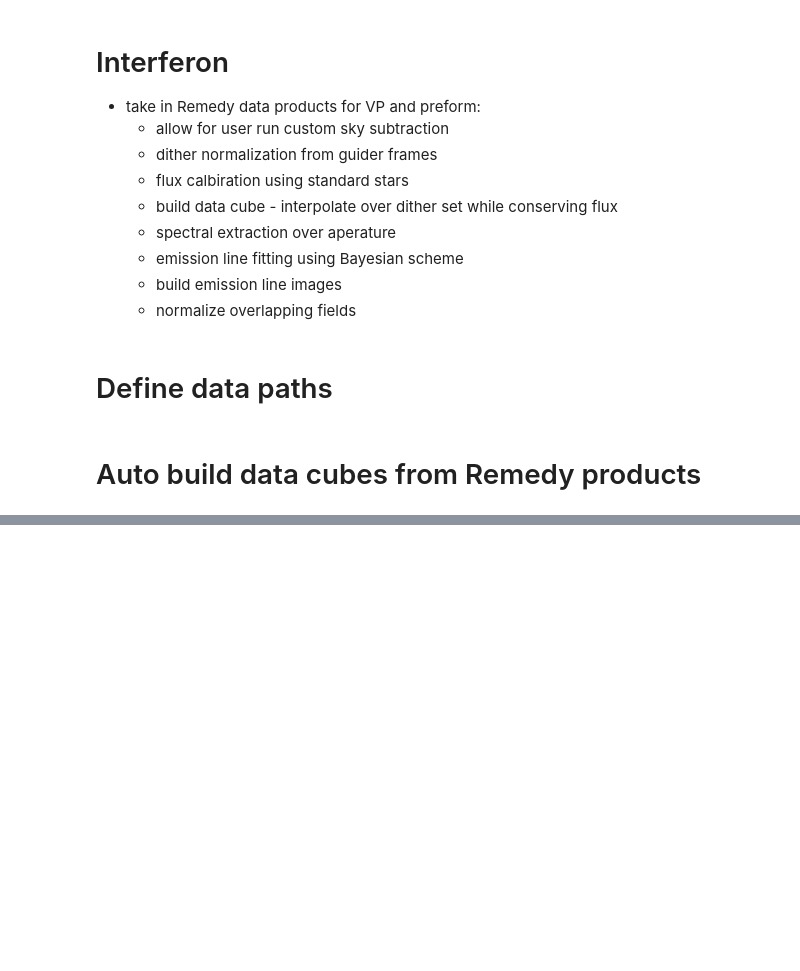
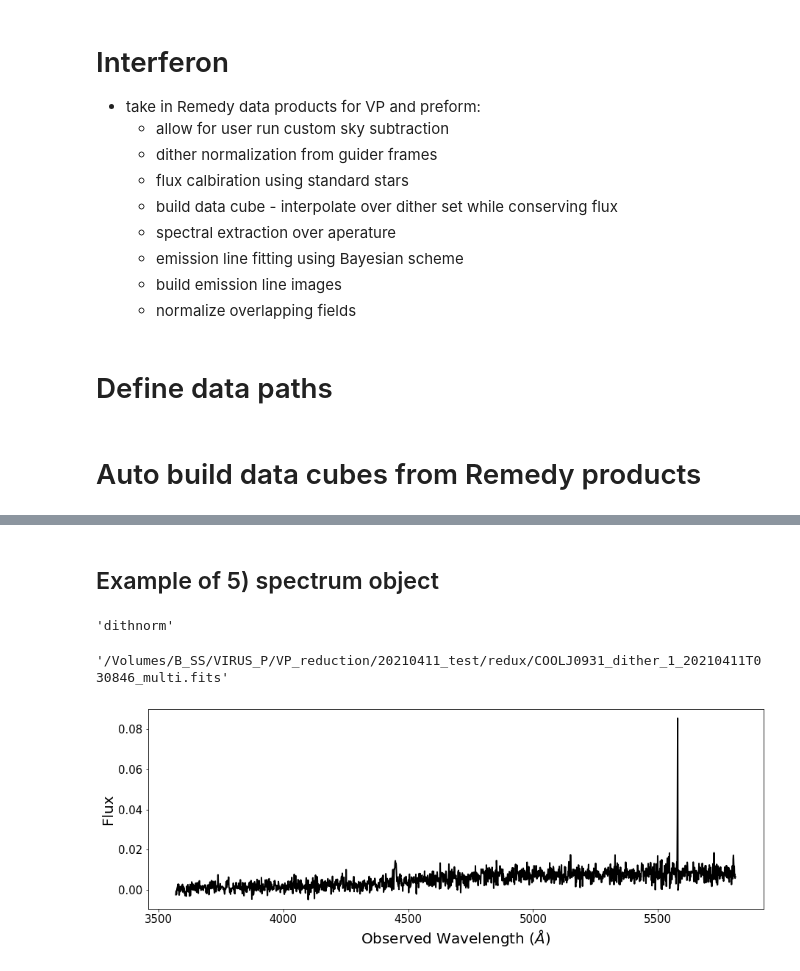
Before and after one commit to BrianaLane/Interferon, a Jupyter notebook: notebook_demos/2_VP_Redux_w_Interferon.ipynb, the cells around one changed output, grey strips where cells are left out. Drawn from its saved outputs; the diff is of its cells as text; code cells hidden in the pictures; blank space fills up the shorter version.

```diff
--- a/notebook_demos/2_VP_Redux_w_Interferon.ipynb
+++ b/notebook_demos/2_VP_Redux_w_Interferon.ipynb
@@ -40,0 +200,2 @@ ValueError: need at least one array to concatenate
+# %% [markdown]
+## Example of 5) spectrum object
@@ -40,0 +204,13 @@ ValueError: need at least one array to concatenate
+# %%
+fits_1.fits_ext
+# %% [output]
+'dithnorm'
+# %%
+fits_1.filename
+# %% [output]
+'/Volumes/B_SS/VIRUS_P/VP_reduction/20210411_test/redux/COOLJ0931_dither_1_20210411T030846_multi.fits'
+# %%
+ex_spec = ifu_spec.spectrum(fits_1.dat[87], fits_1.wave, z=np.NaN, obj_name=fits_1.object)
+ex_spec.plot_spec()
+# %% [output]
+[figure, added]
```
Also changed, not shown: parts of 31 cells of this notebook, 1 other file.
